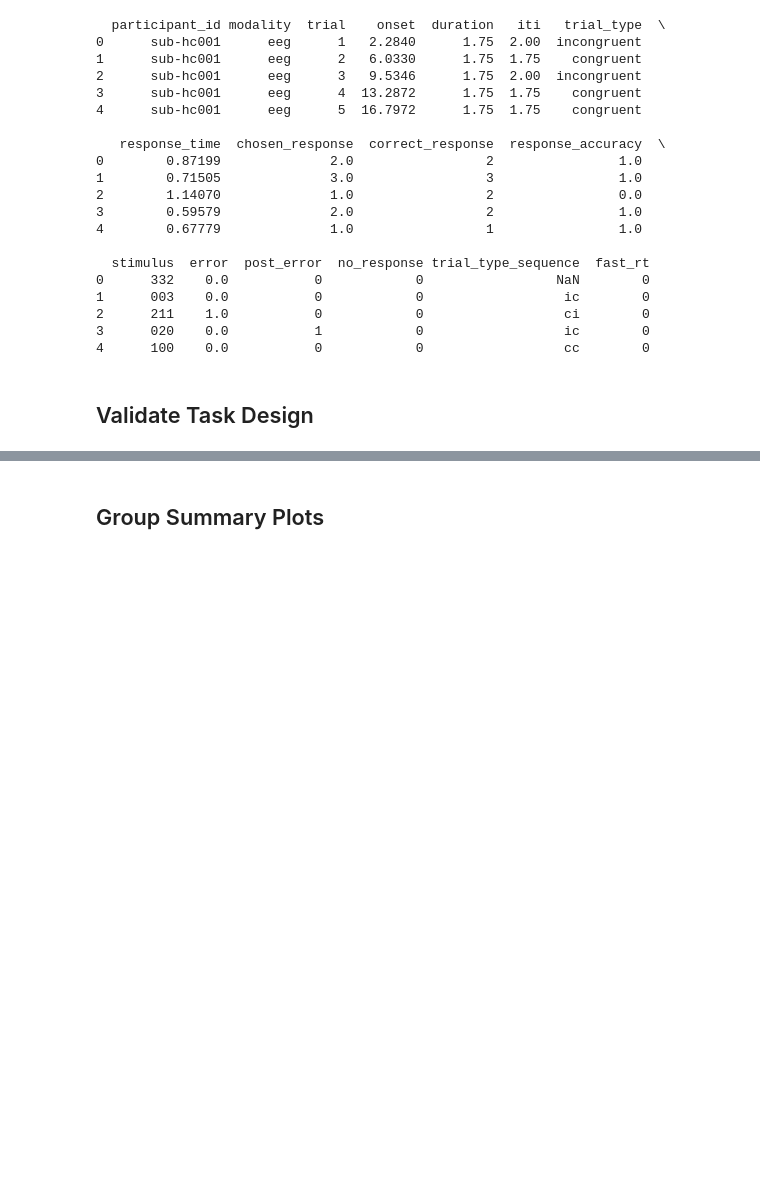
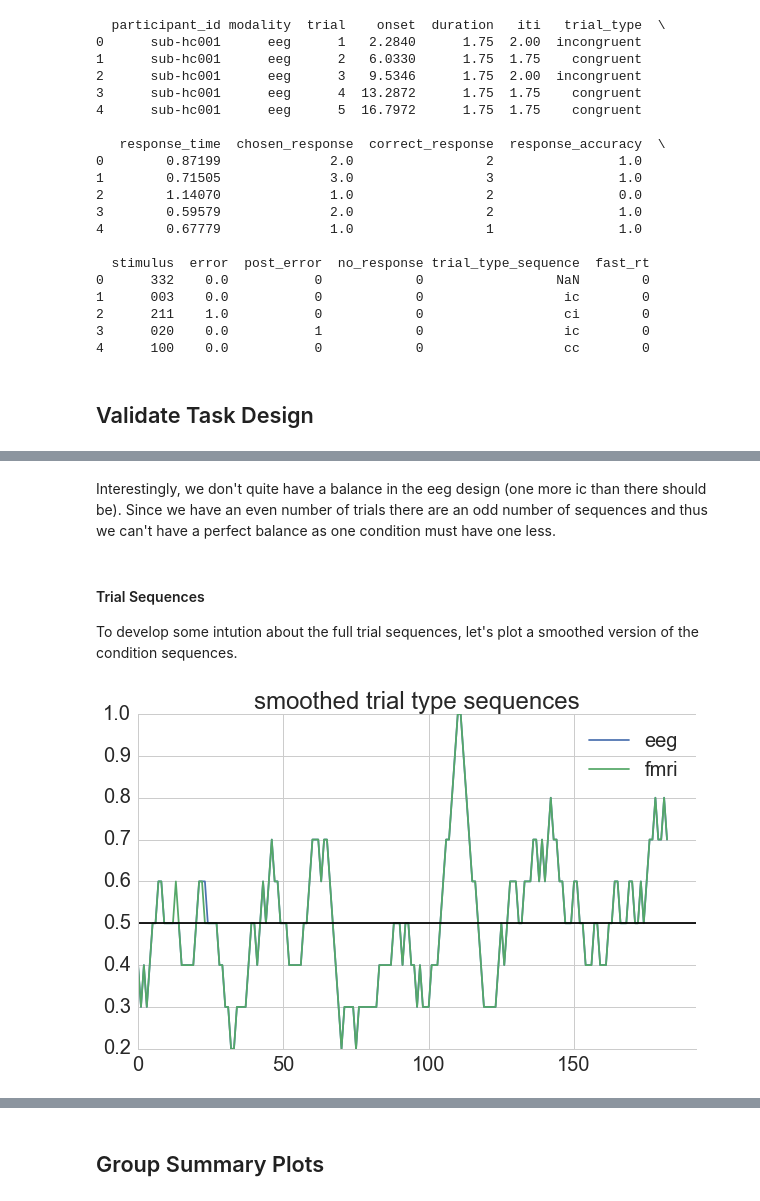
Before and after one commit to mghneurotherapeutics/msit, a Jupyter notebook: notebooks/01-preprocessing.ipynb, the cells around one changed output, grey strips where cells are left out. Cells and saved outputs as stored; diff of their text form; code cells hidden in the pictures; blank space fills up the shorter version.

Commit message:
Added task design validation to behavioral preprocessing

```diff
--- a/notebooks/01-preprocessing.ipynb
+++ b/notebooks/01-preprocessing.ipynb
@@ -2,6 +2,20 @@
 # Behavior Preprocessing
 # %% [markdown]
 ## Initialization
+# %%
+%reset -f
+import pandas as pd
+import numpy as np
+from grabbit import Layout
+import os
+from msit import extract_itis, encode_trial_type_sequence, encode_post_error
+from pandas.util.testing import assert_frame_equal
+import matplotlib.pyplot as plt
+import seaborn as sns
+
+sns.set(style='whitegrid', font_scale=2)
+
+layout = Layout('../data', '../data/grabbit_config.json')
 # %% [markdown]
 ## Make tidy group dataframe
 # %%
@@ -107,0 +148,5 @@ tidy_df.to_csv('../data/derivatives/behavior/group_data.tsv', sep='\t',
+# %%
+tidy_df = pd.read_csv('../data/derivatives/behavior/group_data.tsv',
+                      sep='\t', na_values='n/a')
+tidy_df = tidy_df.set_index(['participant_id', 'modality', 'trial'])
+tidy_df = tidy_df.xs('sub-hc001', level='participant_id')
@@ -107,0 +181,24 @@ tidy_df.to_csv('../data/derivatives/behavior/group_data.tsv', sep='\t',
+# %% [markdown]
+Interestingly, we don't quite have a balance in the eeg design (one more ic than there should be). Since we have an even number of trials there are an odd number of sequences and thus we can't have a perfect balance as one condition must have one less.
+# %% [markdown]
+#### Trial Sequences
+
+To develop some intution about the full trial sequences, let's plot a smoothed version of the condition sequences.
+# %%
+plt.figure(figsize=(10, 6))
+
+modalities = ['eeg', 'fmri']
+for i, modality in enumerate(modalities):
+    trial_types = tidy_df.xs(modality, level='modality') \
+                         .trial_type.astype('category').cat.codes
+    plt.plot(np.convolve(trial_types, np.ones((10,))/10, mode='valid'))
+
+plt.legend(modalities)
+plt.axhline(0.5, color='k')
+plt.title('smoothed trial type sequences')
+plt.xlim((0, len(trial_types)))
+
+sns.despine()
+plt.show()
+# %% [output]
+[figure, added]
```
Also changed, not shown: parts of 20 cells of this notebook.
